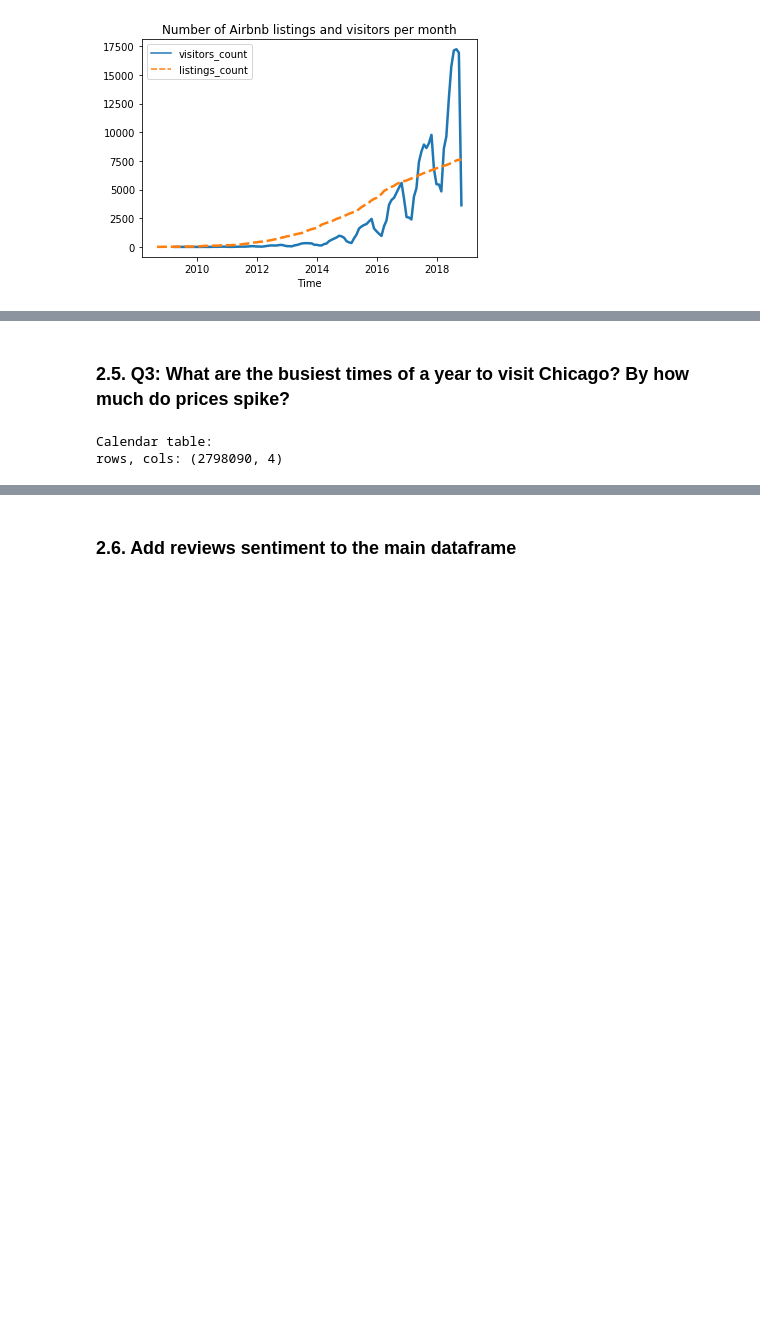
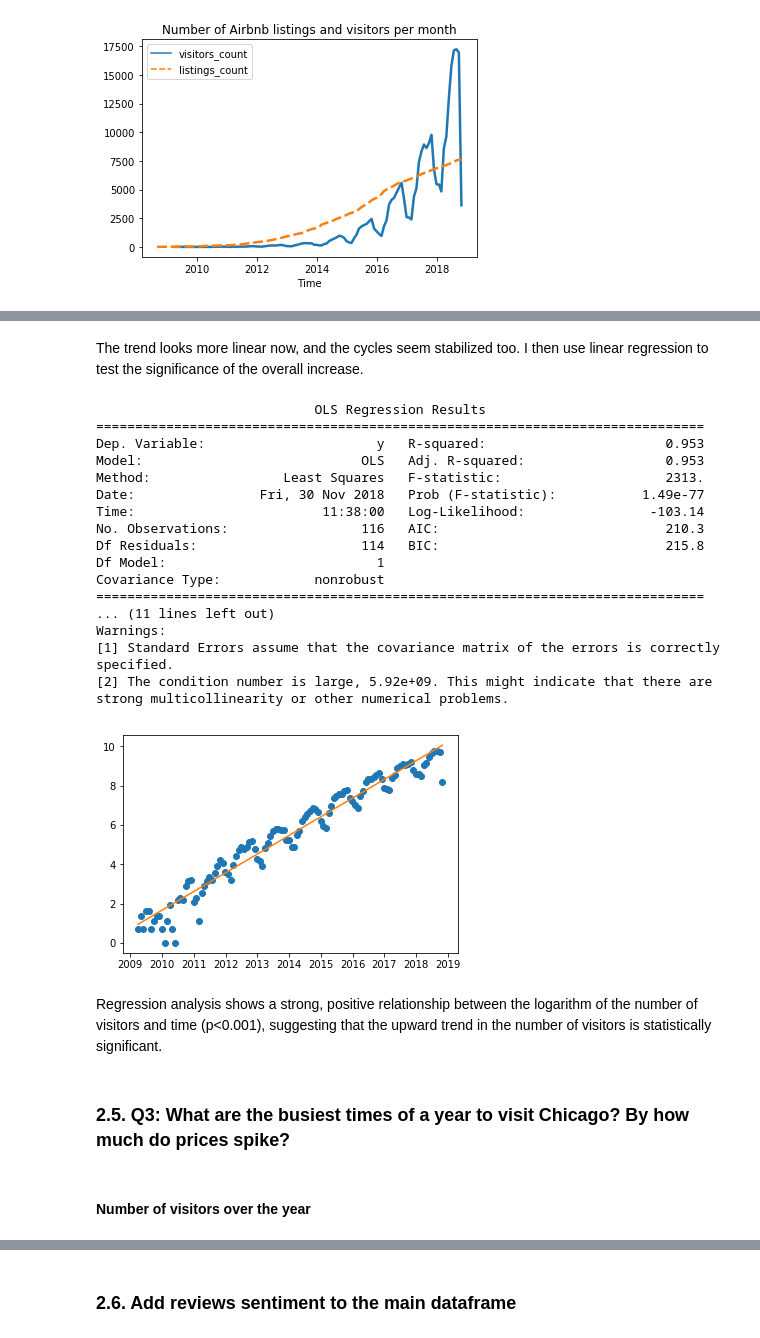
Before and after one commit to angang-li/airbnb_data_analysis, a Jupyter notebook: explore_part2.ipynb, the cells around one changed output, grey strips where cells are left out. Cells and saved outputs as stored; diff of their text form; code cells hidden in the pictures; blank space fills up the shorter version.

Commit message:
Add markup and statistics in exploratory analysis

```diff
--- a/explore_part2.ipynb
+++ b/explore_part2.ipynb
@@ -236,11 +262,43 @@ plt.savefig('figures/new_listings_over_time.png')
+# %% [markdown]
+The trend looks more linear now, and the cycles seem stabilized too. I then use linear regression to test the significance of the overall increase.
+# %%
+# Linear regression
+y = np.log(demand_supply[['visitors_count']].dropna()).values
+x = np.arange(y.shape[0])
+x = np.array(demand_supply[['visitors_count']].dropna().index.to_julian_date())
+X = sm.add_constant(x)
+model = sm.OLS(y, X)
+results = model.fit()
+trend = results.params
+
+# Sanity check
+plt.plot(demand_supply[['visitors_count']].dropna().index,y,'o')
+plt.plot(demand_supply[['visitors_count']].dropna().index,trend[0]+trend[1]*x)
+
+# Summary statistics
+print(results.summary())
+# %% [output]
+                            OLS Regression Results
+==============================================================================
+Dep. Variable:                      y   R-squared:                       0.953
+Model:                            OLS   Adj. R-squared:                  0.953
+Method:                 Least Squares   F-statistic:                     2313.
+Date:                Fri, 30 Nov 2018   Prob (F-statistic):           1.49e-77
+Time:                        11:38:00   Log-Likelihood:                -103.14
+No. Observations:                 116   AIC:                             210.3
+Df Residuals:                     114   BIC:                             215.8
+Df Model:                           1
+Covariance Type:            nonrobust
+==============================================================================
+... (11 lines left out)
+Warnings:
+[1] Standard Errors assume that the covariance matrix of the errors is correctly specified.
+[2] The condition number is large, 5.92e+09. This might indicate that there are
+strong multicollinearity or other numerical problems.
+[figure, added]
+# %% [markdown]
+Regression analysis shows a strong, positive relationship between the logarithm of the number of visitors and time (p<0.001), suggesting that the upward trend in the number of visitors is statistically significant.
 # %% [markdown]
 ### 2.5. Q3: What are the busiest times of a year to visit Chicago? By how much do prices spike?
-# %%
-# Calendar
-calendar = pd.read_csv("data/calendar.csv.gz")
-print("Calendar table:")
-print(f"rows, cols: {calendar.shape}")
-# calendar.head()
-# %% [output]
-Calendar table:
-rows, cols: (2798090, 4)
+# %% [markdown]
+#### Number of visitors over the year
```
Also changed, not shown: parts of 40 cells of this notebook, 3 other files.
